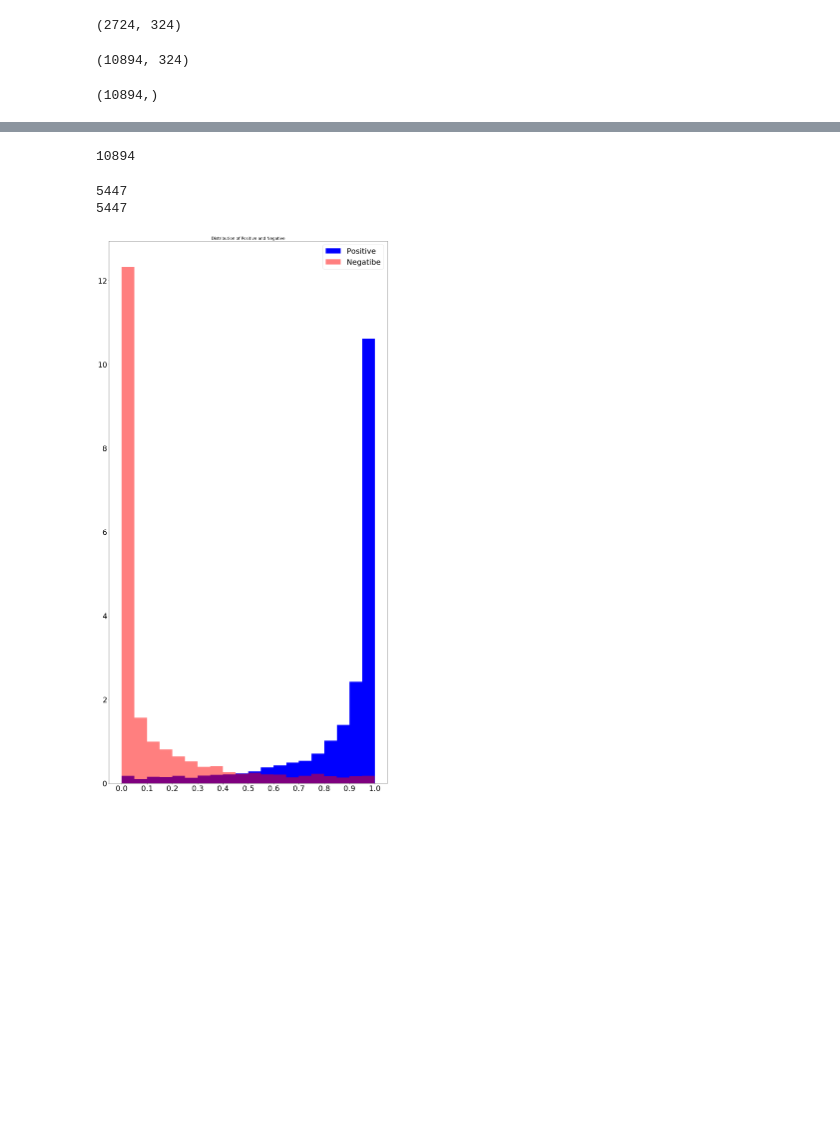
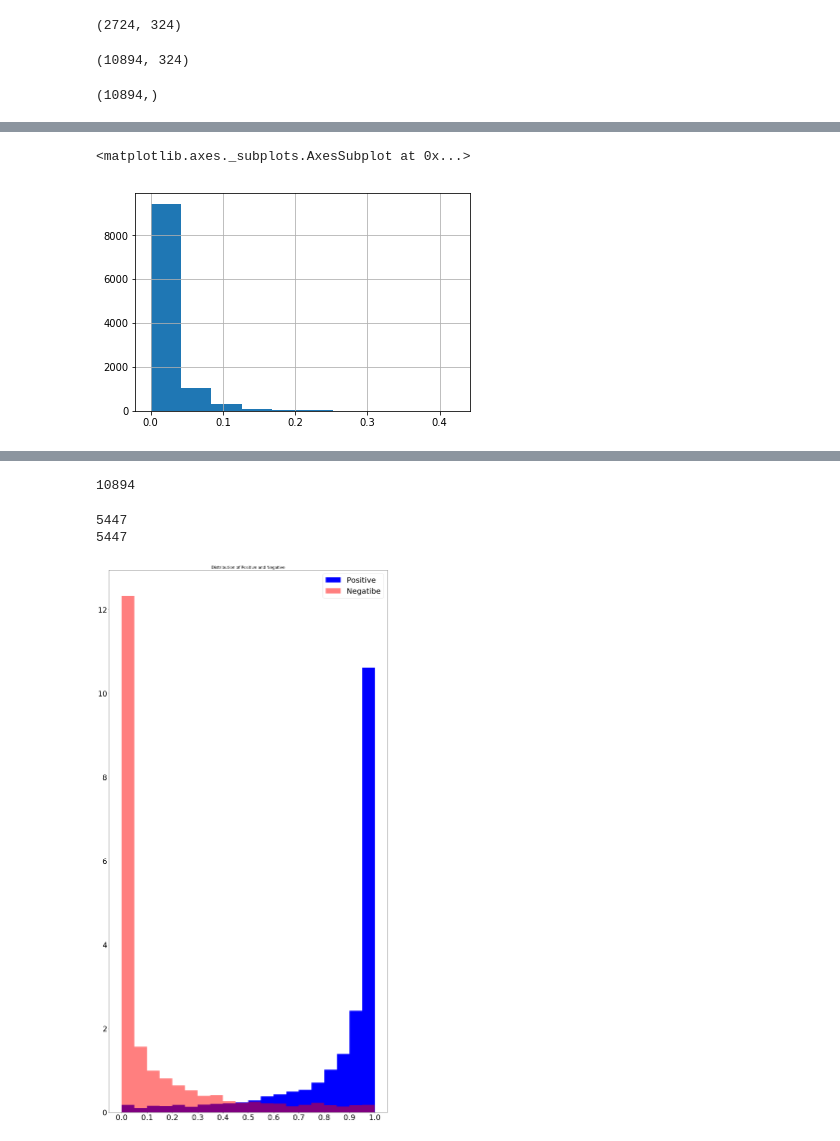
Before and after one commit to caitaozhan/CSE512-homework, a Jupyter notebook: hw3/logistic_regression.ipynb, the cells around one changed output, grey strips where cells are left out. Drawn from its saved outputs; the diff is of its cells as text; code cells hidden in the pictures; blank space fills up the shorter version.

```diff
--- a/hw3/logistic_regression.ipynb
+++ b/hw3/logistic_regression.ipynb
@@ -131,7 +133,10 @@ class LogisticRegression:
 
 
     def sigmoid(self, x):
-        return 1.0 / (1 + exp(-x))
+        if x < -100:
+            return 0
+        else:
+            return 1.0 / (1 + exp(-x))
 
     def __init_param(self):
         """
@@ -977,3 +982,5 @@ y_all = np.concatenate((y_train, y_val), axis=0)
 y_all.shape
 # %% [output]
 (10894,)
+# %%
+df_X_all = pd.DataFrame(X_all)
@@ -979,0 +1004,5 @@ y_all.shape
+# %%
+df_X_all[0].hist()
+# %% [output]
+<matplotlib.axes._subplots.AxesSubplot at 0x...>
+[figure, added]
```
Also changed, not shown: parts of 18 cells of this notebook.
